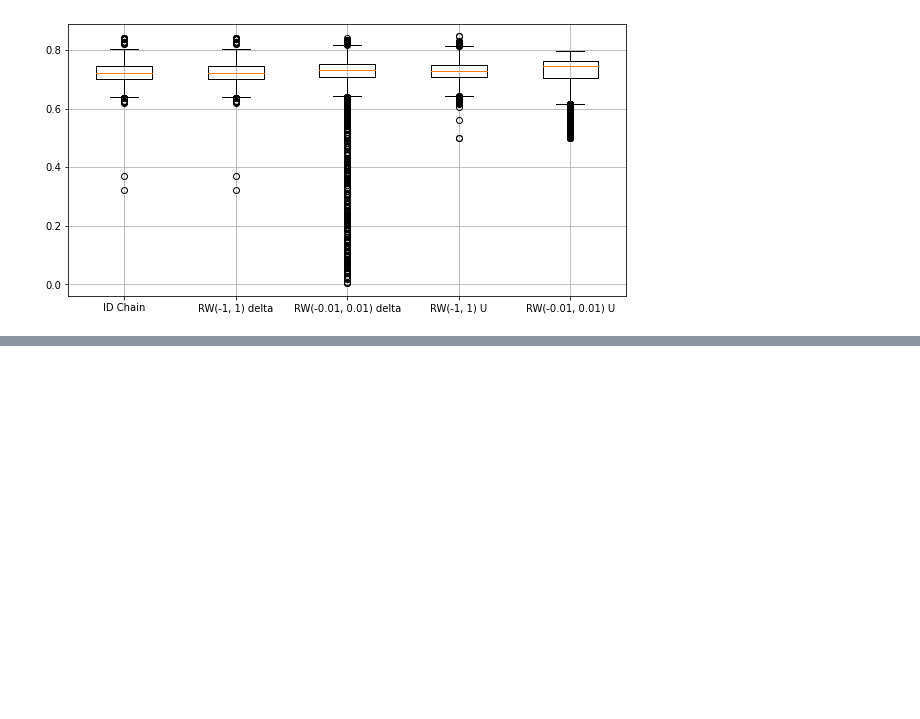
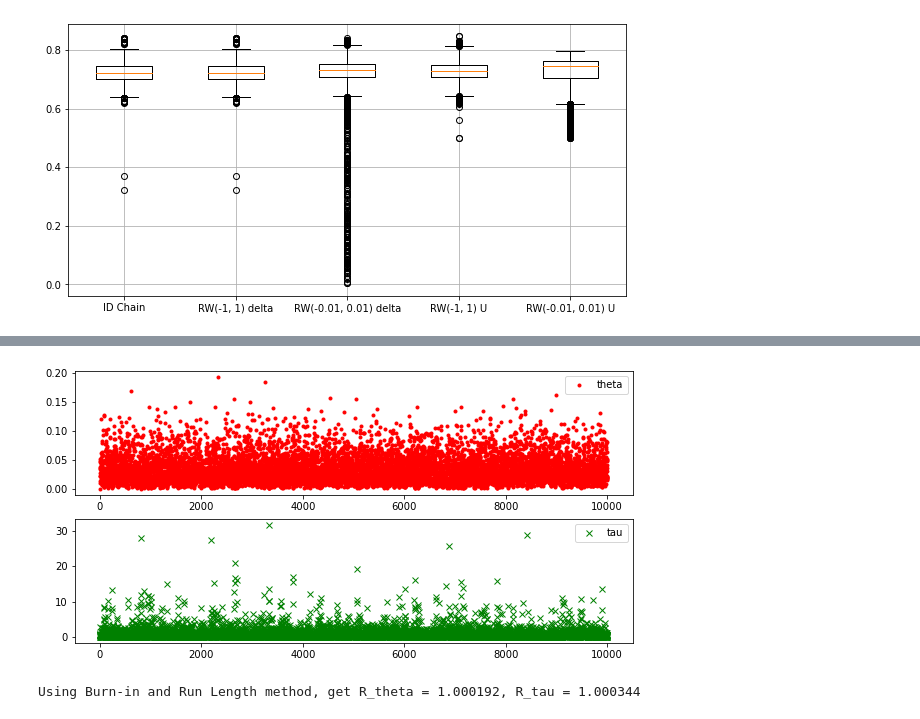
Before and after one commit to cuiyf17/Master-course, a Jupyter notebook: 高等统计计算/作业/homework5/homework5-code.ipynb, the cells around one changed output, grey strips where cells are left out. Drawn from its saved outputs; the diff is of its cells as text; code cells hidden in the pictures; blank space fills up the shorter version.

```diff
--- a/高等统计计算/作业/homework5/homework5-code.ipynb
+++ b/高等统计计算/作业/homework5/homework5-code.ipynb
@@ -197,0 +378,7 @@ mh.PlotCompare()
+# %%
+gibbs_sample = exponential.GibbsSampling(is_plot = True)
+R_score = exponential.BurnLength()
+print("Using Burn-in and Run Length method, get R_theta = %f, R_tau = %f"%(R_score[0], R_score[1]))
+# %% [output]
+[figure, added]
+Using Burn-in and Run Length method, get R_theta = 1.000192, R_tau = 1.000344
```
Also changed, not shown: parts of 9 cells of this notebook, 1 other file.
